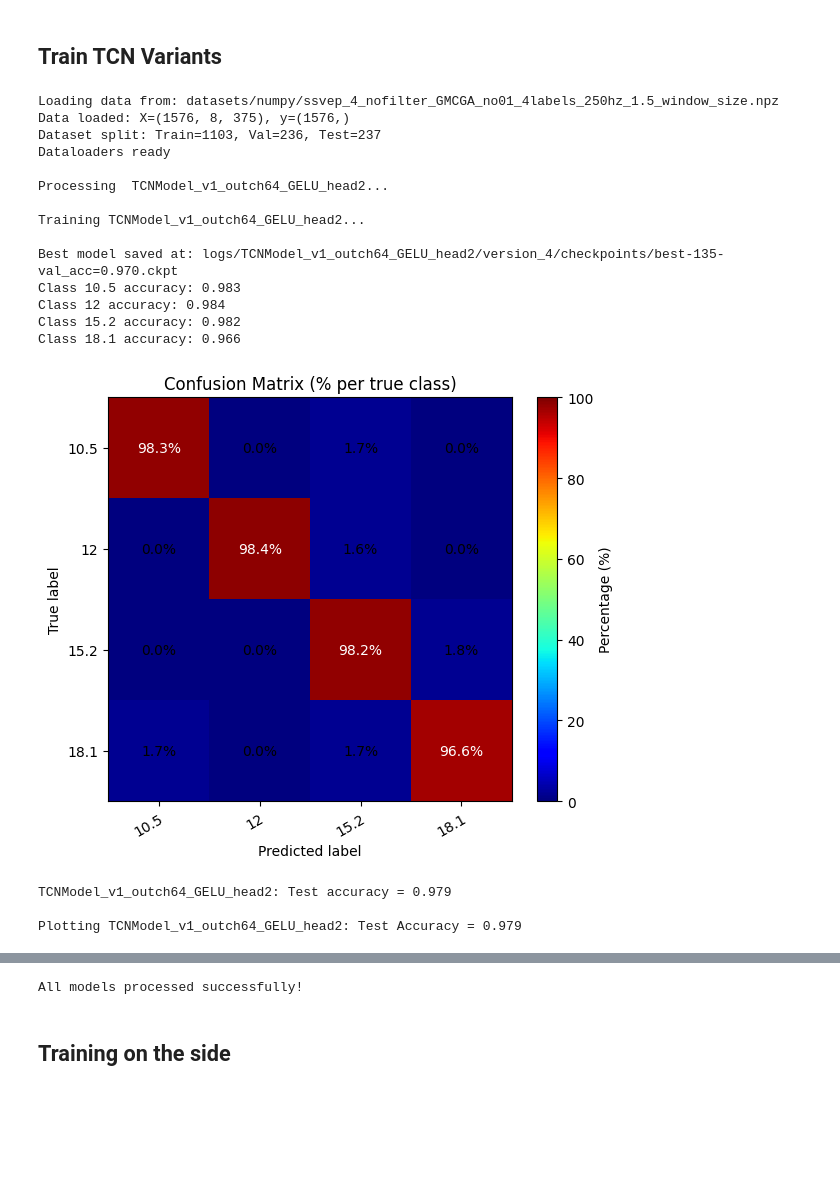
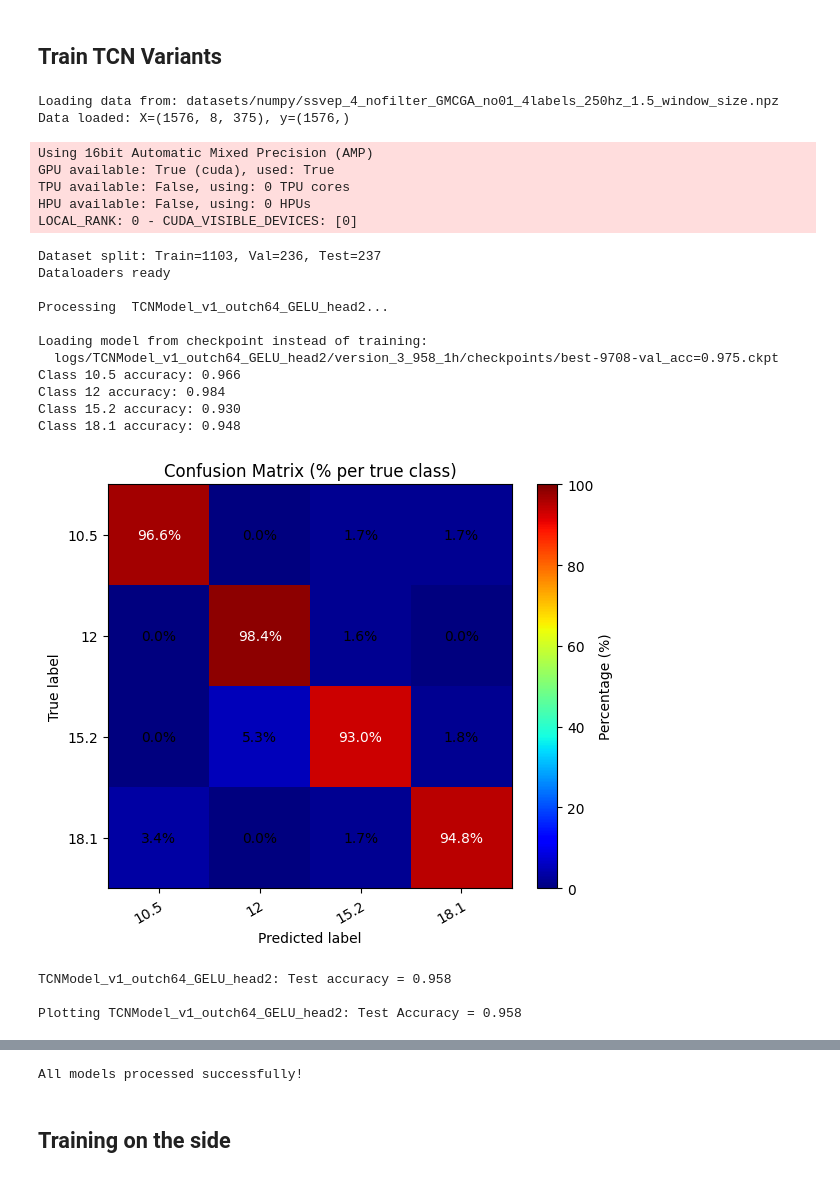
Before and after one commit to GeorgTenzing/EEG_Classification, a Jupyter notebook: Main.ipynb, the cells around one changed output, grey strips where cells are left out. Saved outputs shown, nothing was run; the diff lists cells and outputs as text; code cells hidden in the pictures; blank space fills up the shorter version.

```diff
--- a/Main.ipynb
+++ b/Main.ipynb
@@ -72,6 +72,7 @@ from Random_models import (
                           # TCNModel_v1_outch64_GELU_d_repeated,
                           # TCNModel_v1_outch64_GELU_head1,
                           TCNModel_v1_outch64_GELU_head2,
+                          TCNModel_v1_outch64_GELU_head2_small,
 
                           # TCNModel_v1_outch64_GELU_pool1,
                           # TCNModel_v1_outch64_GELU_pool2,
@@ -102,54 +103,61 @@ models = [
           # TCNModel_v1_outch64_GELU_d_repeated,
           # TCNModel_v1_outch64_GELU_head1,
           TCNModel_v1_outch64_GELU_head2,
+          # TCNModel_v1_outch64_GELU_head2_small,
 
           # TCNModel_v1_outch64_GELU_head2_pool1,
           # TCNModel_v1_outch64_GELU_head2_pool2,
 
           # TCNModel_v1_outch64_GELU_pool1,
           # TCNModel_v1_outch64_GELU_pool2,
           # TCNModel_v1_outch64_GELU_pool3,
 ]
 
 
 shared_parameters_ssvep = {
     "data_path": "datasets/numpy/ssvep_4_nofilter_GMCGA_no01_4labels_250hz_1.5_window_size.npz",
 
     "DATASET_CLASS": EEGDataset_with_filters,
 
     "NOTCH_50": True,
     "OCCIPITAL_SLICE": slice(0, 8),
 
-    "MAX_TIME": "00:00:30:00",
+    "MAX_TIME": "00:01:00:00",
     "MODEL_KWARGS": {
         "in_channels": 8,
 
         "num_classes": 4,
         "class_labels": [10.5, 12, 15.2, 18.1],
         "class_weights": [1.0, 1.0, 1.0, 1.0],
     },
-
-    # "skip_training": True,
+    "SUMMARY": True,
+    "skip_training": True,
     # "LOAD_CHECKPOINT": "logs/TCNModel_v1_d32/version_2_932/checkpoints/best-1807-val_acc=0.898.ckpt",              # best 4 label model after retraining
     "LOAD_CHECKPOINT": "logs/TCNModel_v1_outch64_GELU_head2/version_3_958_1h/checkpoints/best-9708-val_acc=0.975.ckpt",    # 1h
+    # "LOAD_CHECKPOINT": "logs/TCNModel_v1_outch64_GELU_head2_small/version_0_4_954_1h/checkpoints/best-10840-val_acc=0.953.ckpt",    # 1h
+
 }
 results, test_loader = run_multiple_models(models, shared_parameters_ssvep)
 # %% [output]
 Loading data from: datasets/numpy/ssvep_4_nofilter_GMCGA_no01_4labels_250hz_1.5_window_size.npz
 Data loaded: X=(1576, 8, 375), y=(1576,)
-Dataset split: Train=1103, Val=236, Test=237
-Dataloaders ready
-
-Processing  TCNModel_v1_outch64_GELU_head2...
-
-Training TCNModel_v1_outch64_GELU_head2...
-
-Best model saved at: logs/TCNModel_v1_outch64_GELU_head2/version_4/checkpoints/best-135-val_acc=0.970.ckpt
-Class 10.5 accuracy: 0.983
-Class 12 accuracy: 0.984
-Class 15.2 accuracy: 0.982
-Class 18.1 accuracy: 0.966
+Using 16bit Automatic Mixed Precision (AMP)
+GPU available: True (cuda), used: True
+TPU available: False, using: 0 TPU cores
+HPU available: False, using: 0 HPUs
+LOCAL_RANK: 0 - CUDA_VISIBLE_DEVICES: [0]
+Dataset split: Train=1103, Val=236, Test=237
+Dataloaders ready
+
+Processing  TCNModel_v1_outch64_GELU_head2...
+
+Loading model from checkpoint instead of training:
+  logs/TCNModel_v1_outch64_GELU_head2/version_3_958_1h/checkpoints/best-9708-val_acc=0.975.ckpt
+Class 10.5 accuracy: 0.966
+Class 12 accuracy: 0.984
+Class 15.2 accuracy: 0.930
+Class 18.1 accuracy: 0.948
-[figure, old version]
+[figure, new version]
-TCNModel_v1_outch64_GELU_head2: Test accuracy = 0.979
-
-Plotting TCNModel_v1_outch64_GELU_head2: Test Accuracy = 0.979
+TCNModel_v1_outch64_GELU_head2: Test accuracy = 0.958
+
+Plotting TCNModel_v1_outch64_GELU_head2: Test Accuracy = 0.958
@@ -157,4 +165,4 @@ Plotting TCNModel_v1_outch64_GELU_head2: Test Accuracy = 0.979
-All models processed successfully!
+All models processed successfully!
 # %% [markdown]
 ## Training on the side
 # %%
```
Also changed, not shown: parts of 1 cell of this notebook, 4 other files.
